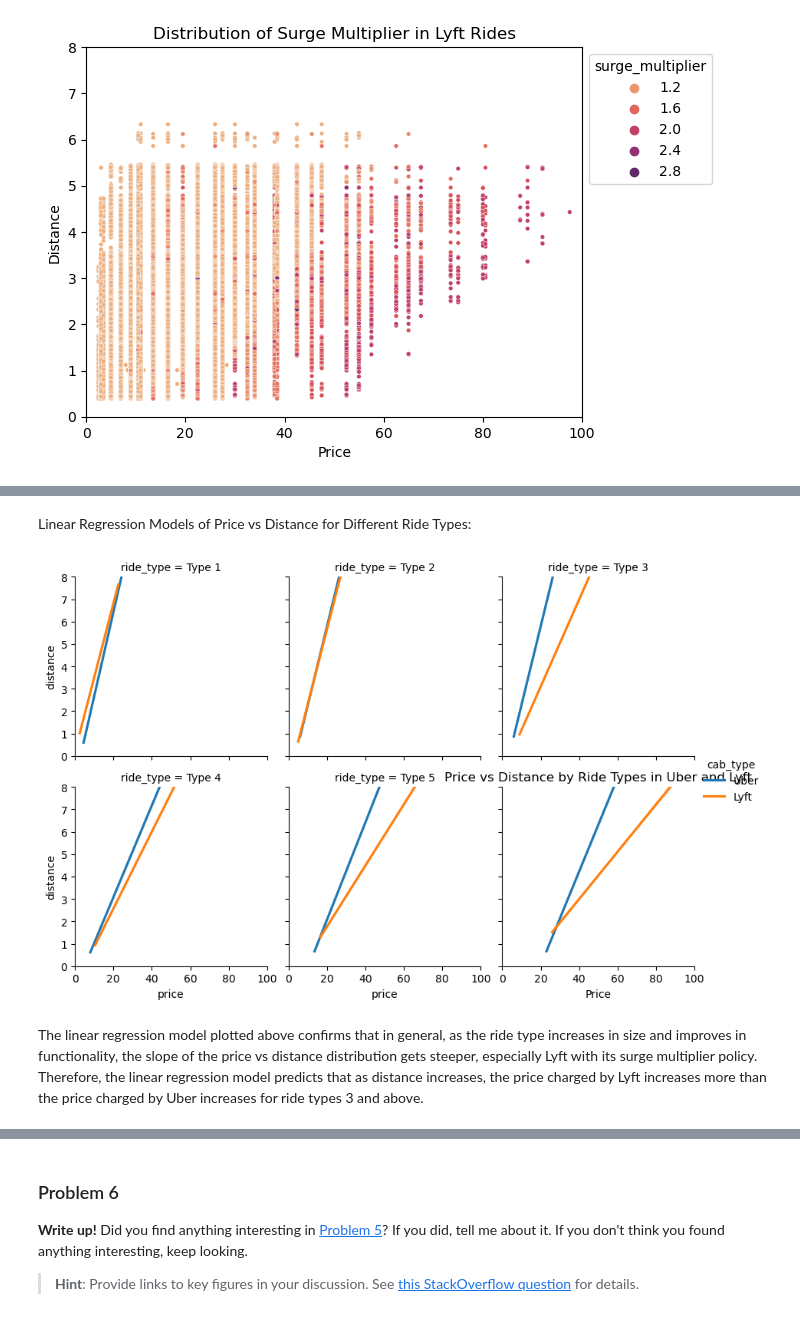
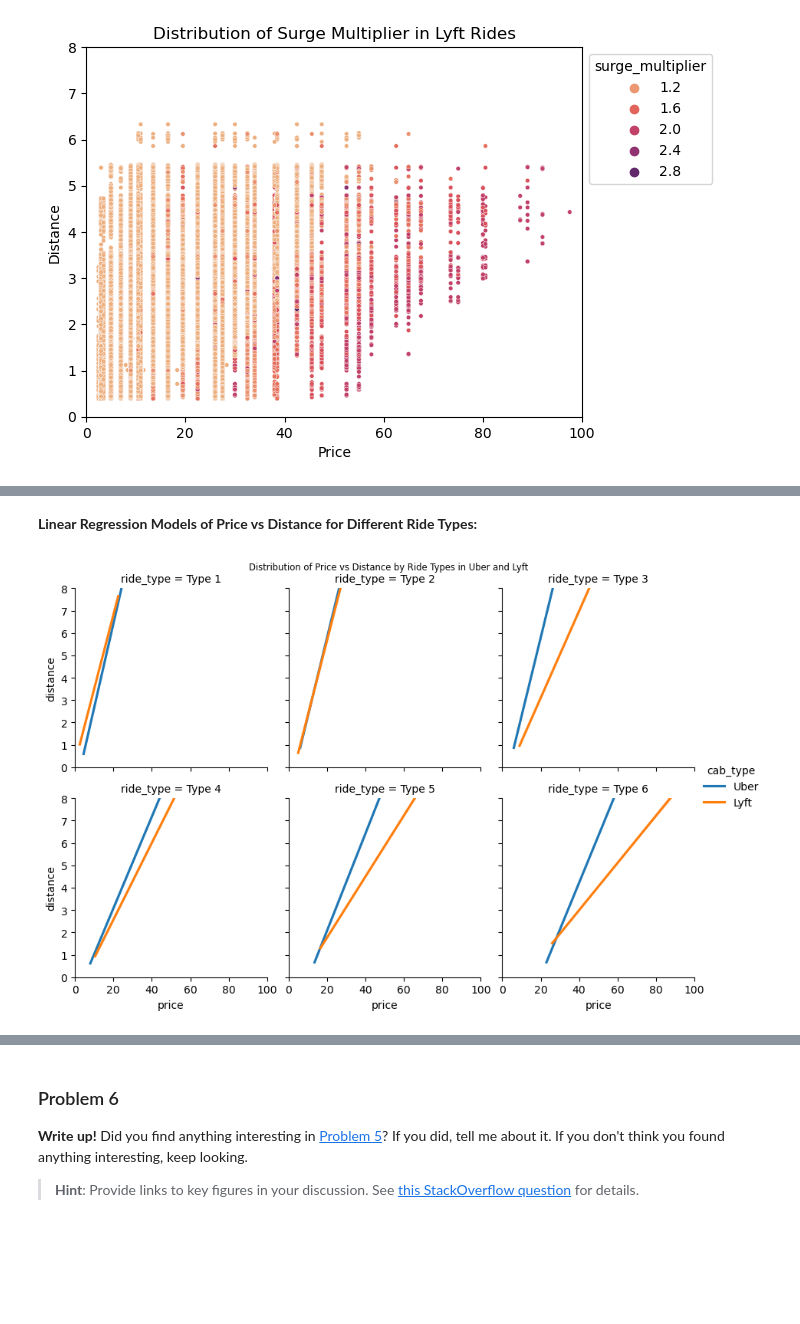
Before and after one commit to jumonlala/217_final_project, a Jupyter notebook: hw6.ipynb, the cells around one changed output, grey strips where cells are left out. Cells and saved outputs as stored; diff of their text form; code cells hidden in the pictures; blank space fills up the shorter version.

```diff
--- a/hw6.ipynb
+++ b/hw6.ipynb
@@ -436,6 +465,9 @@ Because the ride types of Uber and Lyft are different, we assigned common names,
 # %%
-uber_ride_type = uber_data['name'].map({'UberPool':'Type 1', 'UberX': 'Type 2',  'WAV': 'Type 3', 'UberXL': 'Type 4', 'Black':'Type 5', 'Black SUV':'Type 6'})
-uber_data.insert(loc = 0, column = 'ride_type', value = uber_ride_type)
-
-lyft_ride_type = lyft_data['name'].map({'Shared':'Type 1', 'Lyft': 'Type 2', 'Lyft XL': 'Type 3', 'Lux': 'Type 4', 'Lux Black':'Type 5', 'Lux Black XL':'Type 6'})
-lyft_data.insert(loc = 0, column = 'ride_type', value = lyft_ride_type)
+uber_ride_names = {'UberPool':'Type 1', 'UberX': 'Type 2',  'WAV': 'Type 3', 'UberXL': 'Type 4', 'Black':'Type 5', 'Black SUV':'Type 6'}
+lyft_ride_names = {'Shared':'Type 1', 'Lyft': 'Type 2', 'Lyft XL': 'Type 3', 'Lux': 'Type 4', 'Lux Black':'Type 5', 'Lux Black XL':'Type 6'}
+# %%
+uber_ride_type = uber_data['name'].map(uber_ride_names)
+uber_data.insert(loc = 0, column = 'ride_type', value = uber_ride_type)
+
+lyft_ride_type = lyft_data['name'].map(lyft_ride_names)
+lyft_data.insert(loc = 0, column = 'ride_type', value = lyft_ride_type)
@@ -442,18 +487,14 @@ lyft_data.insert(loc = 0, column = 'ride_type', value = lyft_ride_type)
 # %%
-combined_data = pd.concat([uber_data,lyft_data])
+combined_data = pd.concat([lyft_data,uber_data])
 column_order = [f'Type {i}' for i in range(1,7)]
 # %% [markdown]
-Linear Regression Models of Price vs Distance for Different Ride Types:
+**Linear Regression Models of Price vs Distance for Different Ride Types:**
 <a id='Linear_Regression_Models_of_Price_vs_Distance_for_Different_Ride_Types:'></a>
 # %%
 sns.lmplot(data = combined_data, x = 'price', y = 'distance', hue = 'cab_type', col = 'ride_type', col_order = column_order, height = 3, col_wrap = 3, scatter = False)
-plt.title("Price vs Distance by Ride Types in Uber and Lyft")
-plt.xlabel("Price")
-plt.ylabel("Distance")
+plt.suptitle("Distribution of Price versus Distance by Ride Types in Uber and Lyft\n", y = 1, size = 'small')
 plt.xlim((0, 100))
 plt.ylim((0, 8))
 plt.show()
 # %% [output]
-[figure, old version]
+[figure, new version]
-# %% [markdown]
-The linear regression model plotted above confirms that in general, as the ride type increases in size and improves in functionality, the slope of the price vs distance distribution gets steeper, especially Lyft with its surge multiplier policy. Therefore, the linear regression model predicts that as distance increases, the price charged by Lyft increases more than the price charged by Uber increases for ride types 3 and above.
```
Also changed, not shown: parts of 57 cells of this notebook.
